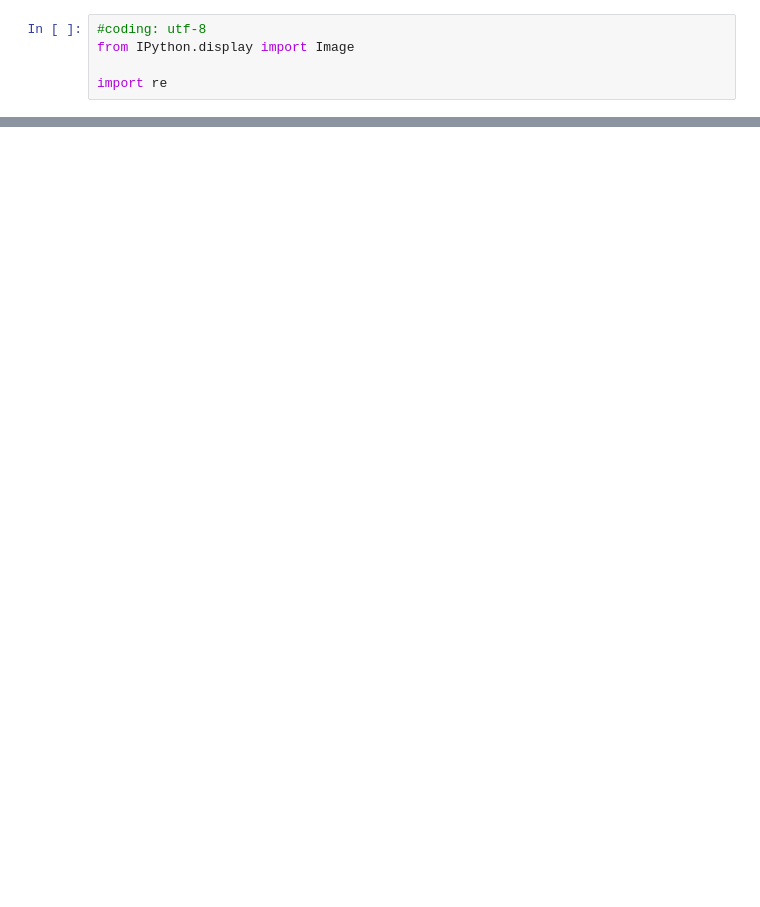
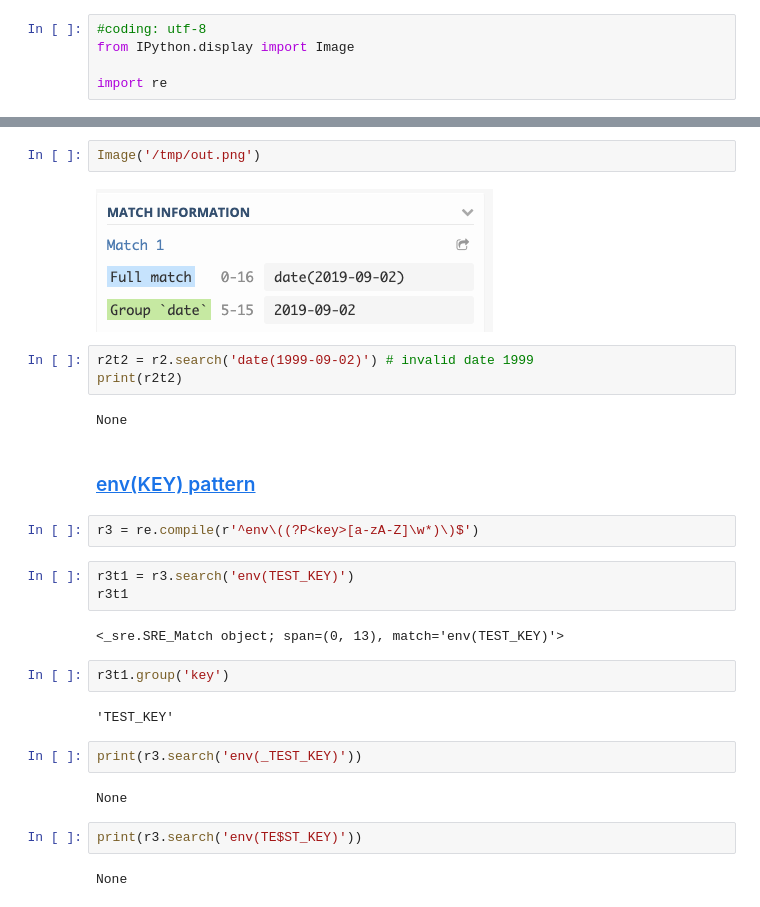
Before and after one commit to jdev-ae/python-remote-workspace, a Jupyter notebook: notebooks/regx_tests.ipynb, the cells around one changed output, grey strips where cells are left out. Cells and saved outputs as stored; diff of their text form; blank space fills up the shorter version.

```diff
--- a/notebooks/regx_tests.ipynb
+++ b/notebooks/regx_tests.ipynb
@@ -68,0 +56,30 @@ None
+# %%
+Image('/tmp/out.png')
+# %% [output]
+[figure, added]
+# %%
+r2t2 = r2.search('date(1999-09-02)') # invalid date 1999
+print(r2t2)
+# %% [output]
+None
+# %% [markdown]
+### [env(KEY) pattern](https://regex101.com/r/zUcJcB/1)
+# %%
+r3 = re.compile(r'^env\((?P<key>[a-zA-Z]\w*)\)$')
+# %%
+r3t1 = r3.search('env(TEST_KEY)')
+r3t1
+# %% [output]
+<_sre.SRE_Match object; span=(0, 13), match='env(TEST_KEY)'>
+# %%
+r3t1.group('key')
+# %% [output]
+'TEST_KEY'
+# %%
+print(r3.search('env(_TEST_KEY)'))
+# %% [output]
+None
+# %%
+print(r3.search('env(TE$ST_KEY)'))
+# %% [output]
+None
```
Also changed, not shown: parts of 22 cells of this notebook, 1 other file.
